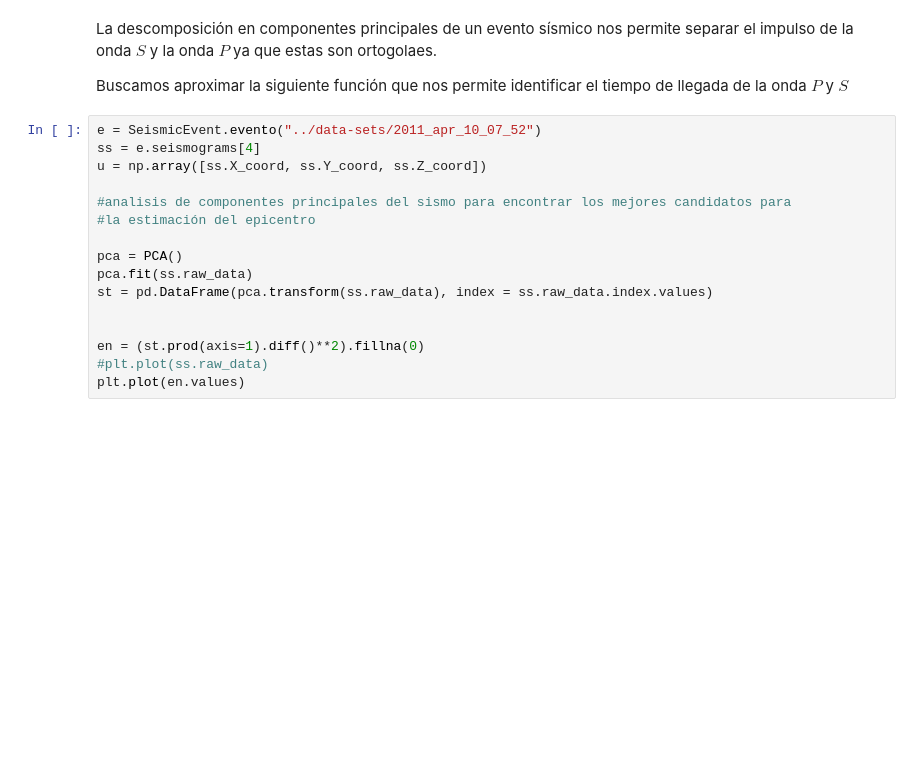
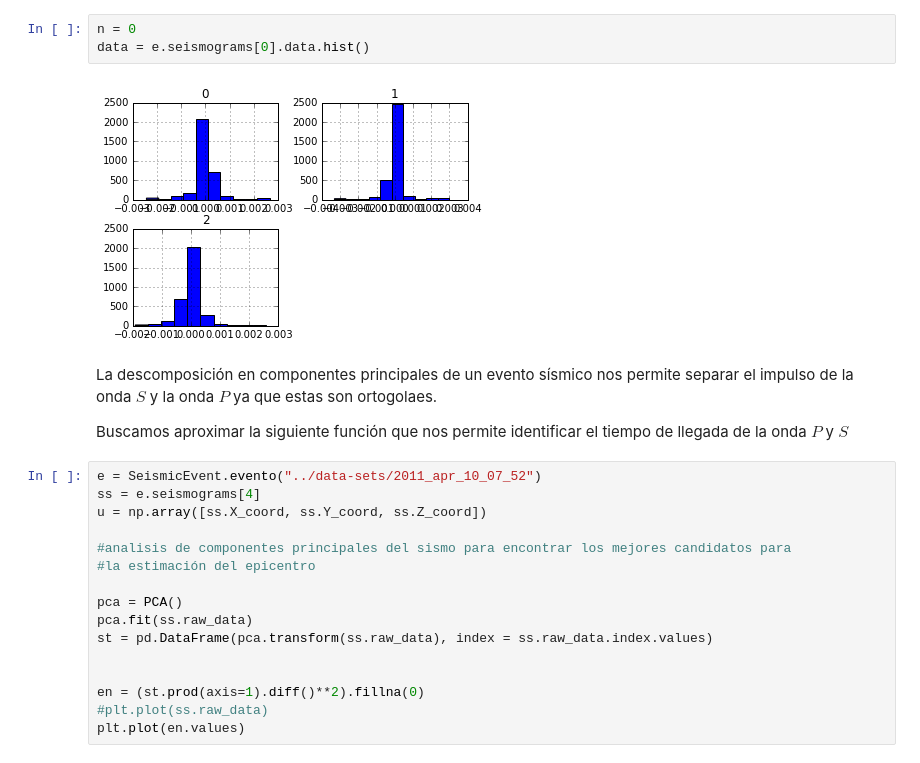
Before and after one commit to ljofre/memoria-de-titulo-icci, a Jupyter notebook: notebooks/Presentación .ipynb, the cells around one changed output. Saved outputs shown, nothing was run; the diff lists cells and outputs as text; blank space fills up the shorter version.

```diff
--- a/notebooks/Presentación .ipynb
+++ b/notebooks/Presentación .ipynb
@@ -63,3 +40,8 @@ st[2].plot(ax=axes[2])
+# %%
+n = 0
+data = e.seismograms[0].data.hist()
+# %% [output]
+[figure, added]
 # %% [markdown]
 La descomposición en componentes principales de un evento sísmico nos permite separar el impulso de la onda $S$ y la onda $P$ ya que estas son ortogolaes.
 
```
Also changed, not shown: parts of 28 cells of this notebook, 3 other files.
